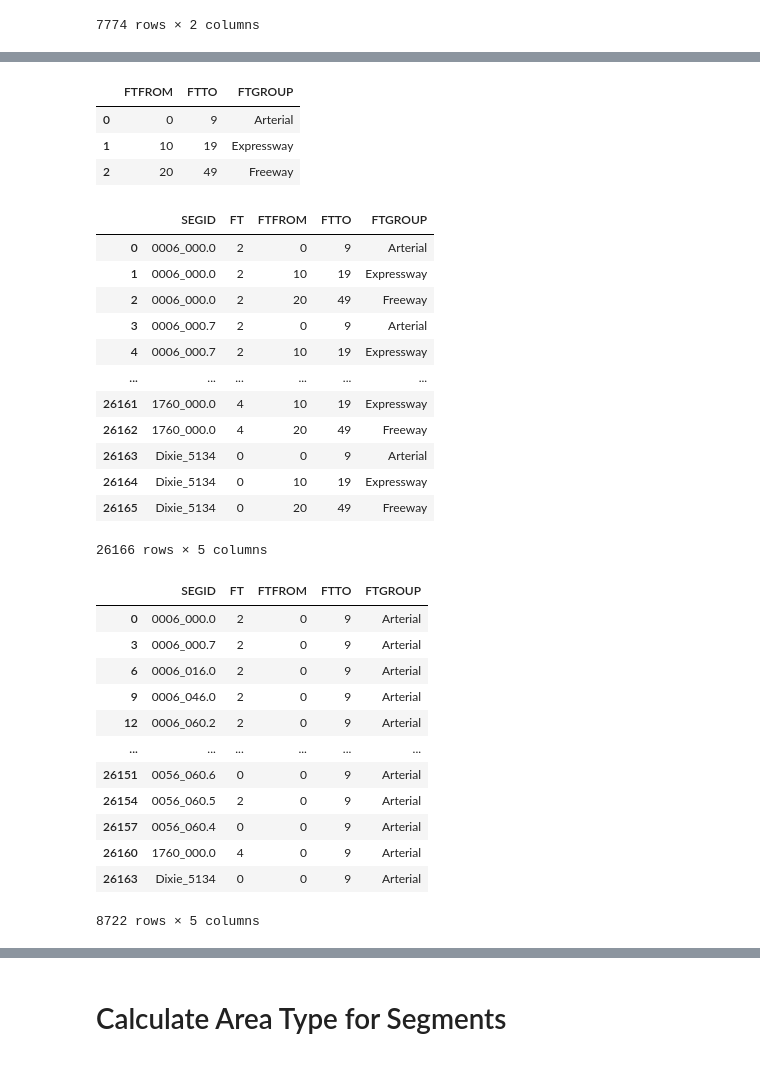
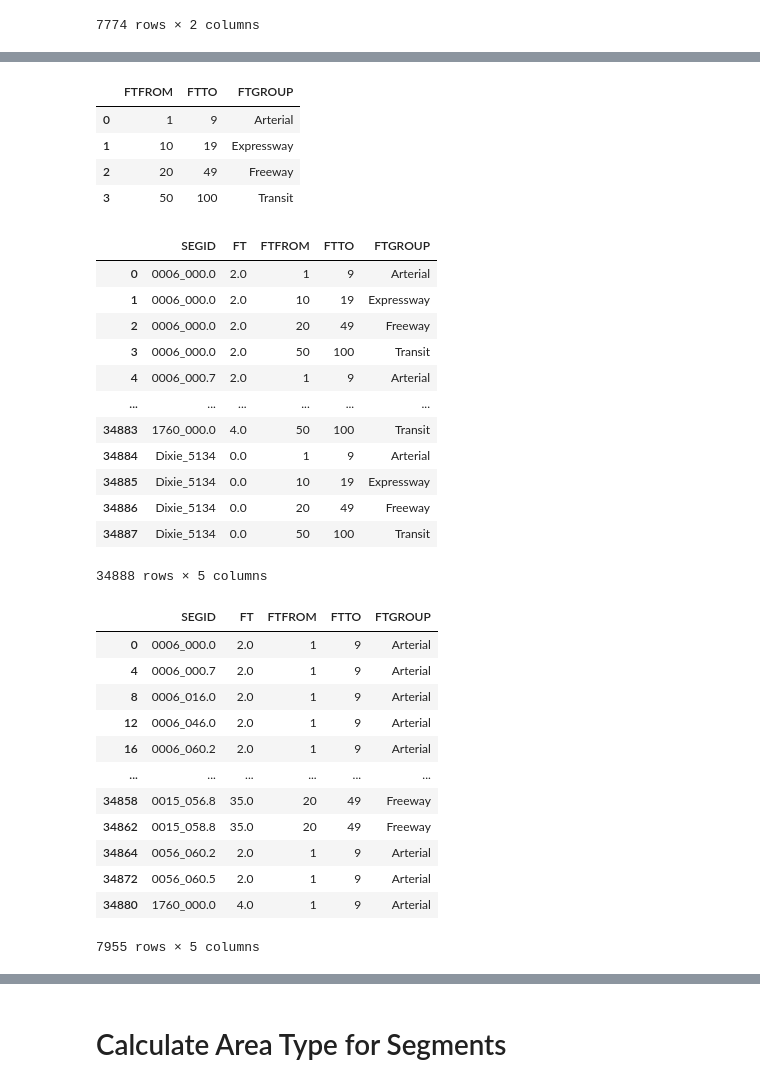
Before and after one commit to WFRCAnalytics/DATA-UDOT-Segment-Factors, a Jupyter notebook: 8_Assign-Segments-To-CCS-Groups.ipynb, the cells around one changed output, grey strips where cells are left out. Saved outputs shown, nothing was run; the diff lists cells and outputs as text; code cells hidden in the pictures.

```diff
--- a/8_Assign-Segments-To-CCS-Groups.ipynb
+++ b/8_Assign-Segments-To-CCS-Groups.ipynb
@@ -78,6 +79,10 @@ prmFacGrpVolClassToVolGrp                 = pd.read_csv(os.path.join(dirParams,
 prmStationGrpToFacGrpFields               = pd.read_csv(os.path.join(dirParams, r'station_group_to_facgroup.csv'                 )                      )
 prmStationGrpToFacGrpFieldsFacGeoOverride = pd.read_csv(os.path.join(dirParams, r'station_group_to_facgroup_facgeo_overrides.csv'),dtype = {'ROUTE':str})
 prmFacATGrpToAreaType                     = pd.read_csv(os.path.join(dirParams, r'area_type_group_to_area_type.csv'              )                      )
+
+# filter by groupings we're only going to use in this update: lGeoFieldNames
+prmStationGrpToFacGrpFields = prmStationGrpToFacGrpFields[prmStationGrpToFacGrpFields['FACGEOGROUP'].isin(lGeoFieldNames)]
+prmStationGrpToFacGrpFieldsFacGeoOverride = prmStationGrpToFacGrpFieldsFacGeoOverride[prmStationGrpToFacGrpFieldsFacGeoOverride['FACGEOGROUP'].isin(lGeoFieldNames)]
 # %%
 #read segment files
 sdfSegmentsAll      = pd.DataFrame.spatial.from_featureclass(os.path.join(dirInput, r"master\Final_Segments\Final_Segments.shp"))
@@ -90,11 +95,11 @@ sdfGeographies = pd.DataFrame.spatial.from_featureclass(os.path.join(dirWork,  r
 # %%
 # read USTM taz / urbanization / network
 sdfTAZ = pd.DataFrame.spatial.from_featureclass(os.path.join(dirInput, r"USTM_v3.0 - 2023-08-17_DRAFT_Data\BY_2019\TAZ.shp"))
-dfUrbanization = pd.read_csv(os.path.join(dirInput, r"USTM_v3.0 - 2023-08-17_DRAFT_Data\BY_2019\Urbanization_BY2019.csv"))
-dfUSTMMasterNetwork = pd.read_csv(os.path.join(dirInput, r"USTM_v3.0 - 2023-08-17_DRAFT_Data\USTMv3_MasterNet_Snapped_20230817_Link.csv"))
+dfUrbanization = pd.read_csv(os.path.join(dirInput, r"USTM_v3.0 - 2023-08-17_DRAFT_Data\BY_2019\Urbanization_BY2019.csv"),low_memory=False)
+dfUSTMMasterNetwork = pd.read_csv(os.path.join(dirInput, r"USTM_v3.0 - 2023-08-17_DRAFT_Data\USTMv3_MasterNet_Snapped_20230817_Link.csv"),low_memory=False)
 
 # read WFRC network
-dfWFRCMasterNetwork = pd.read_csv(os.path.join(dirInput, r"wfrc\MasterNet_v9 - 2023-09-16.csv"))
+dfWFRCMasterNetwork = pd.read_csv(os.path.join(dirInput, r"wfrc\MasterNet_v9 - 2023-09-16.csv"),low_memory=False)
 # %%
 #read processed data
 dfCCSFactors = pd.read_csv(os.path.join(dirIntermediate, r'CCS_Factors_AllGroupings.csv'))
@@ -255,7 +272,7 @@ dfUSTMMasterNetwork_Segs = dfUSTMMasterNetwork_Segs[dfUSTMMasterNetwork_Segs['SE
 dfUSTMMasterNetwork_Segs = dfUSTMMasterNetwork_Segs[dfUSTMMasterNetwork_Segs['SEGID']!='0']
 dfUSTMMasterNetwork_Segs = dfUSTMMasterNetwork_Segs[dfUSTMMasterNetwork_Segs['SEGID']!='no']
 dfUSTMMasterNetwork_Segs = dfUSTMMasterNetwork_Segs[dfUSTMMasterNetwork_Segs['SEGID']!='false']
-dfUSTMMasterNetwork_Segs = dfUSTMMasterNetwork_Segs[dfUSTMMasterNetwork_Segs['FT_2019']<50]
+dfUSTMMasterNetwork_Segs = dfUSTMMasterNetwork_Segs[dfUSTMMasterNetwork_Segs['FT_2019']<100]
 
 dfUSTMMasterNetwork_Segs_2019 = dfUSTMMasterNetwork_Segs[dfUSTMMasterNetwork_Segs['LN_2023']>0]
 dfUSTMMasterNetwork_Segs_2019 = dfUSTMMasterNetwork_Segs_2019.groupby(['SEGID'],as_index=False).agg(MAXFT19_USTM=('FT_2019','max'))
@@ -296,13 +313,11 @@ dfWFRCMasterNetwork_Segs = dfWFRCMasterNetwork_Segs[-dfWFRCMasterNetwork['SEGID'
 dfWFRCMasterNetwork_Segs = dfWFRCMasterNetwork_Segs[dfWFRCMasterNetwork_Segs['SEGID']!='']
 dfWFRCMasterNetwork_Segs = dfWFRCMasterNetwork_Segs[dfWFRCMasterNetwork_Segs['SEGID']!='0']
 dfWFRCMasterNetwork_Segs = dfWFRCMasterNetwork_Segs[dfWFRCMasterNetwork_Segs['SEGID']!='false']
-dfWFRCMasterNetwork_Segs = dfWFRCMasterNetwork_Segs[dfWFRCMasterNetwork_Segs['FT_2019']<50]
-dfWFRCMasterNetwork_Segs_2019 = dfWFRCMasterNetwork_Segs[dfWFRCMasterNetwork_Segs['LN_2019']>0]
-dfWFRCMasterNetwork_Segs_2019 = dfWFRCMasterNetwork_Segs_2019[['SEGID','LN_2019','FT_2019']]
+dfWFRCMasterNetwork_Segs = dfWFRCMasterNetwork_Segs[dfWFRCMasterNetwork_Segs['FT_2019']<100]
+dfWFRCMasterNetwork_Segs_2019 = dfWFRCMasterNetwork_Segs[['SEGID','LN_2019','FT_2019']]
 dfWFRCMasterNetwork_Segs_2019 = dfWFRCMasterNetwork_Segs_2019.groupby(['SEGID'],as_index=False).agg(MAXFT19_WFRC=('FT_2019','max'))
 display(dfWFRCMasterNetwork_Segs_2019)
-dfWFRCMasterNetwork_Segs_2050 = dfWFRCMasterNetwork_Segs[dfWFRCMasterNetwork_Segs['LN23_50']>0]
-dfWFRCMasterNetwork_Segs_2050 = dfWFRCMasterNetwork_Segs_2050[['SEGID','LN23_50','FT23_50']]
+dfWFRCMasterNetwork_Segs_2050 = dfWFRCMasterNetwork_Segs[['SEGID','LN23_50','FT23_50']]
 dfWFRCMasterNetwork_Segs_2050 = dfWFRCMasterNetwork_Segs_2050.groupby(['SEGID'],as_index=False).agg(MAXFT50_WFRC=('FT23_50','max'))
 display(dfWFRCMasterNetwork_Segs_2050)
 # %% [output]
@@ -381,50 +396,51 @@ dfSegFT
 8722 rows × 2 columns
 # %%
 dFTGroup = {
-     'FTFROM' : [         0,          10,       20],
-     'FTTO'   : [         9,          19,       49],
-     'FTGROUP': ['Arterial','Expressway','Freeway']
+     'FTFROM' : [         1,          10,       20,       50],
+     'FTTO'   : [         9,          19,       49,      100],
+     'FTGROUP': ['Arterial','Expressway','Freeway','Transit']
 }
 dfFTGroup = pd.DataFrame(dFTGroup)
 display(dfFTGroup)
 
 dfSegFTGroup = pd.DataFrame.merge(dfSegFT,dfFTGroup,how='cross')
 display(dfSegFTGroup)
 
 dfSegFTGroup = dfSegFTGroup[(dfSegFTGroup['FT']>=dfSegFTGroup['FTFROM']) & (dfSegFTGroup['FT']<=dfSegFTGroup['FTTO'])]
 #dfSegFTGroup[dfSegFTGroup['FT']==35]
 dfSegFTGroup
 # %% [output]
 |  | FTFROM | FTTO | FTGROUP |
-| 0 | 0 | 9 | Arterial |
+| 0 | 1 | 9 | Arterial |
 | 1 | 10 | 19 | Expressway |
 | 2 | 20 | 49 | Freeway |
+| 3 | 50 | 100 | Transit |
 |  | SEGID | FT | FTFROM | FTTO | FTGROUP |
-| 0 | 0006_000.0 | 2 | 0 | 9 | Arterial |
-| 1 | 0006_000.0 | 2 | 10 | 19 | Expressway |
-| 2 | 0006_000.0 | 2 | 20 | 49 | Freeway |
-| 3 | 0006_000.7 | 2 | 0 | 9 | Arterial |
-| 4 | 0006_000.7 | 2 | 10 | 19 | Expressway |
+| 0 | 0006_000.0 | 2.0 | 1 | 9 | Arterial |
+| 1 | 0006_000.0 | 2.0 | 10 | 19 | Expressway |
+| 2 | 0006_000.0 | 2.0 | 20 | 49 | Freeway |
+| 3 | 0006_000.0 | 2.0 | 50 | 100 | Transit |
+| 4 | 0006_000.7 | 2.0 | 1 | 9 | Arterial |
 | ... | ... | ... | ... | ... | ... |
-| 26161 | 1760_000.0 | 4 | 10 | 19 | Expressway |
-| 26162 | 1760_000.0 | 4 | 20 | 49 | Freeway |
-| 26163 | Dixie_5134 | 0 | 0 | 9 | Arterial |
-| 26164 | Dixie_5134 | 0 | 10 | 19 | Expressway |
-| 26165 | Dixie_5134 | 0 | 20 | 49 | Freeway |
+| 34883 | 1760_000.0 | 4.0 | 50 | 100 | Transit |
+| 34884 | Dixie_5134 | 0.0 | 1 | 9 | Arterial |
+| 34885 | Dixie_5134 | 0.0 | 10 | 19 | Expressway |
+| 34886 | Dixie_5134 | 0.0 | 20 | 49 | Freeway |
+| 34887 | Dixie_5134 | 0.0 | 50 | 100 | Transit |
-26166 rows × 5 columns
+34888 rows × 5 columns
 |  | SEGID | FT | FTFROM | FTTO | FTGROUP |
-| 0 | 0006_000.0 | 2 | 0 | 9 | Arterial |
-| 3 | 0006_000.7 | 2 | 0 | 9 | Arterial |
-| 6 | 0006_016.0 | 2 | 0 | 9 | Arterial |
-| 9 | 0006_046.0 | 2 | 0 | 9 | Arterial |
-| 12 | 0006_060.2 | 2 | 0 | 9 | Arterial |
+| 0 | 0006_000.0 | 2.0 | 1 | 9 | Arterial |
+| 4 | 0006_000.7 | 2.0 | 1 | 9 | Arterial |
+| 8 | 0006_016.0 | 2.0 | 1 | 9 | Arterial |
+| 12 | 0006_046.0 | 2.0 | 1 | 9 | Arterial |
+| 16 | 0006_060.2 | 2.0 | 1 | 9 | Arterial |
 | ... | ... | ... | ... | ... | ... |
-| 26151 | 0056_060.6 | 0 | 0 | 9 | Arterial |
-| 26154 | 0056_060.5 | 2 | 0 | 9 | Arterial |
-| 26157 | 0056_060.4 | 0 | 0 | 9 | Arterial |
-| 26160 | 1760_000.0 | 4 | 0 | 9 | Arterial |
-| 26163 | Dixie_5134 | 0 | 0 | 9 | Arterial |
+| 34858 | 0015_056.8 | 35.0 | 20 | 49 | Freeway |
+| 34862 | 0015_058.8 | 35.0 | 20 | 49 | Freeway |
+| 34864 | 0056_060.2 | 2.0 | 1 | 9 | Arterial |
+| 34872 | 0056_060.5 | 2.0 | 1 | 9 | Arterial |
+| 34880 | 1760_000.0 | 4.0 | 1 | 9 | Arterial |
-8722 rows × 5 columns
+7955 rows × 5 columns
 # %%
 #join to all segids and segments without a match set FTGroup to Arterial
 dfAllSegFTGroup = pd.DataFrame.merge(dfAllSegIDs,dfSegFTGroup[['SEGID','FTGROUP']],on='SEGID',how='left')
```
Also changed, not shown: parts of 35 cells of this notebook, 40 other files.
